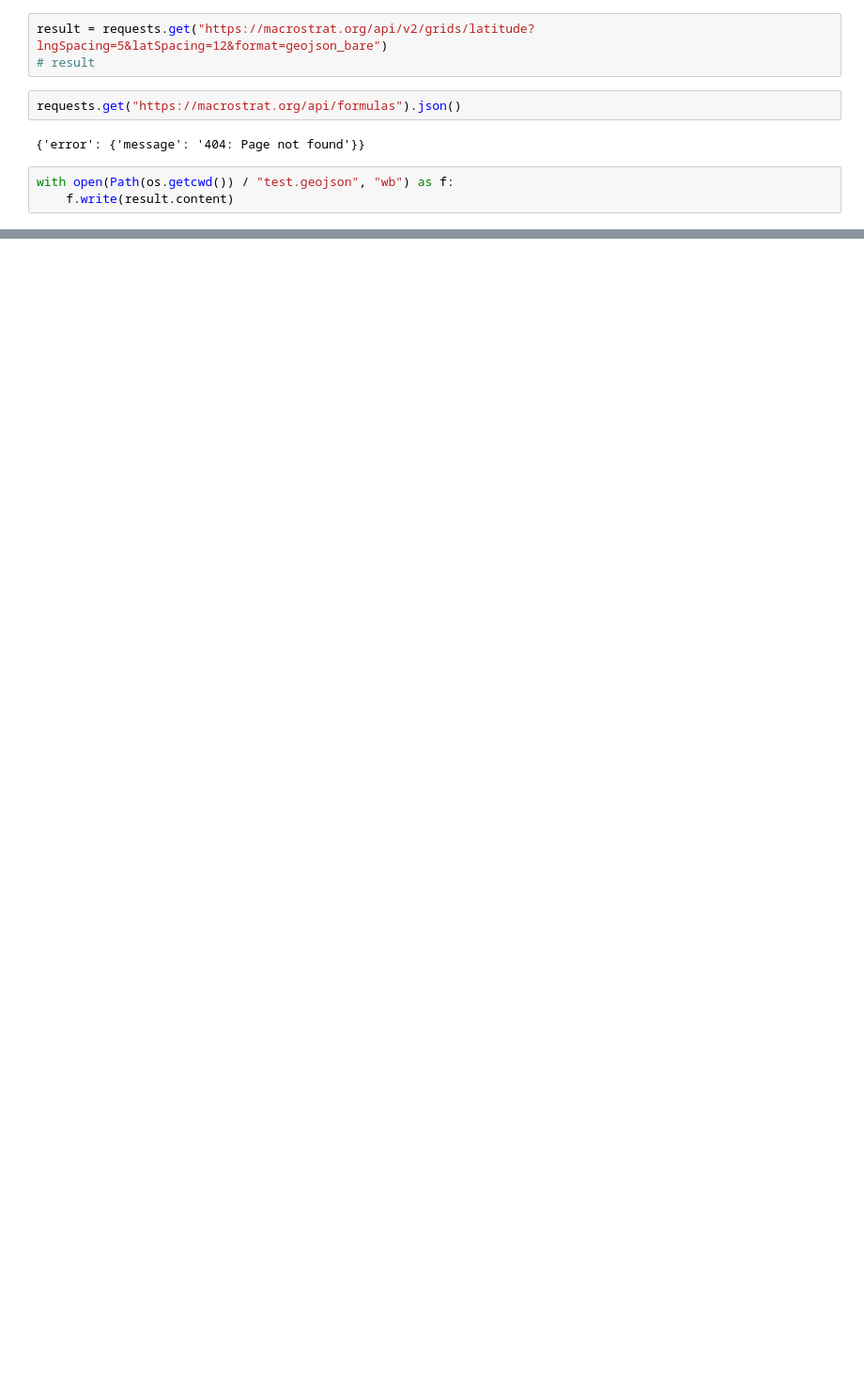
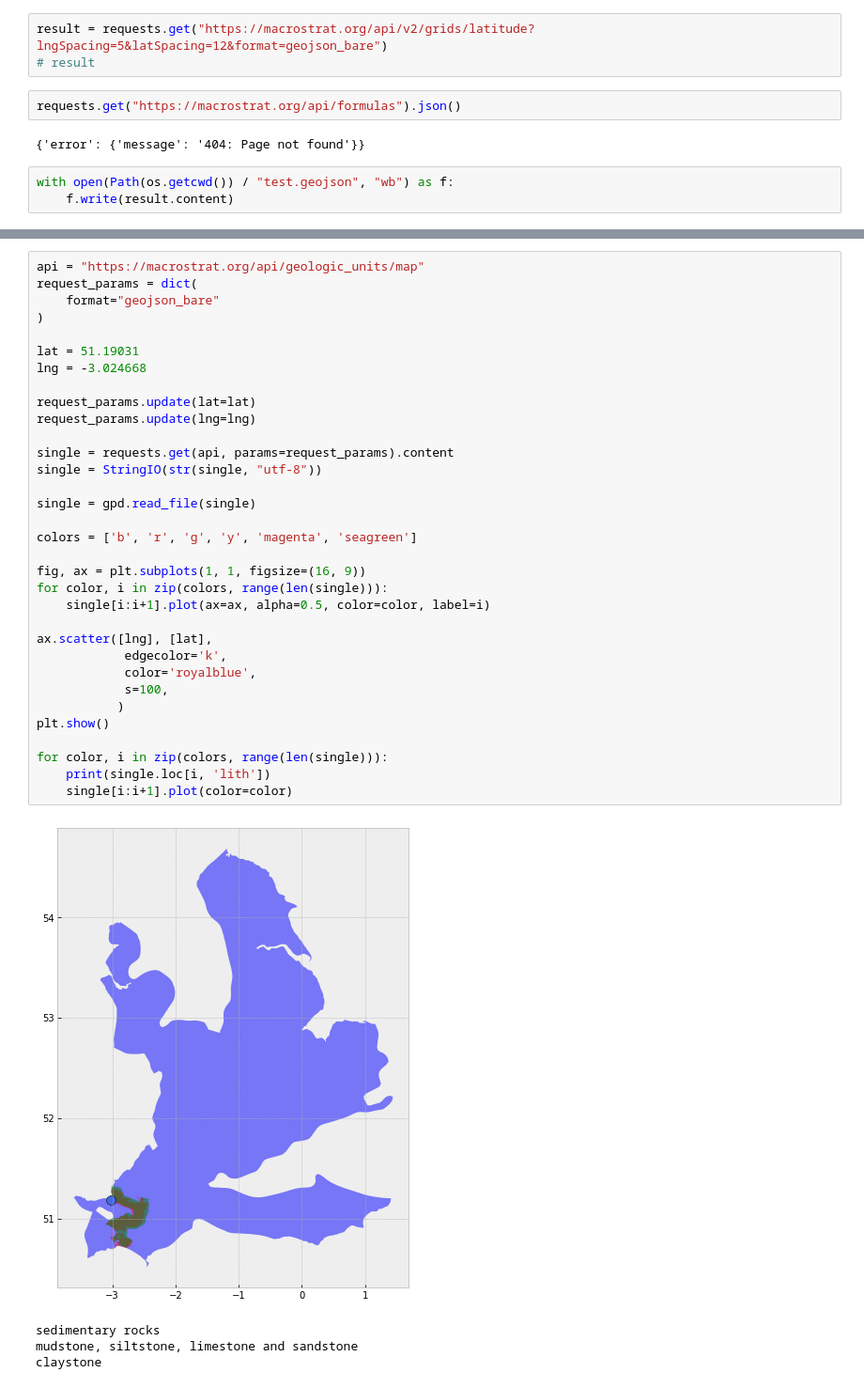
Before and after one commit to LukasFrankenQ/georetriever, a Jupyter notebook: geo_retriever/lithography/macrolab.ipynb, the cells around one changed output, grey strips where cells are left out. Shown at 94% size. Drawn from its saved outputs; the diff is of its cells as text; blank space fills up the shorter version.

```diff
--- a/geo_retriever/lithography/macrolab.ipynb
+++ b/geo_retriever/lithography/macrolab.ipynb
@@ -334,0 +190,38 @@ result
+# %%
+api = "https://macrostrat.org/api/geologic_units/map"
+request_params = dict(
+    format="geojson_bare"
+)
+
+lat = 51.19031
+lng = -3.024668
+
+request_params.update(lat=lat)
+request_params.update(lng=lng)
+
+single = requests.get(api, params=request_params).content
+single = StringIO(str(single, "utf-8"))
+
+single = gpd.read_file(single)
+
+colors = ['b', 'r', 'g', 'y', 'magenta', 'seagreen']
+
+fig, ax = plt.subplots(1, 1, figsize=(16, 9))
+for color, i in zip(colors, range(len(single))):
+    single[i:i+1].plot(ax=ax, alpha=0.5, color=color, label=i)
+
+ax.scatter([lng], [lat],
+            edgecolor='k',
+            color='royalblue',
+            s=100,
+           )
+plt.show()
+
+for color, i in zip(colors, range(len(single))):
+    print(single.loc[i, 'lith'])
+    single[i:i+1].plot(color=color)
+# %% [output]
+[figure, added]
+sedimentary rocks
+mudstone, siltstone, limestone and sandstone
+claystone
```
Also changed, not shown: parts of 14 cells of this notebook, 1 other file.
